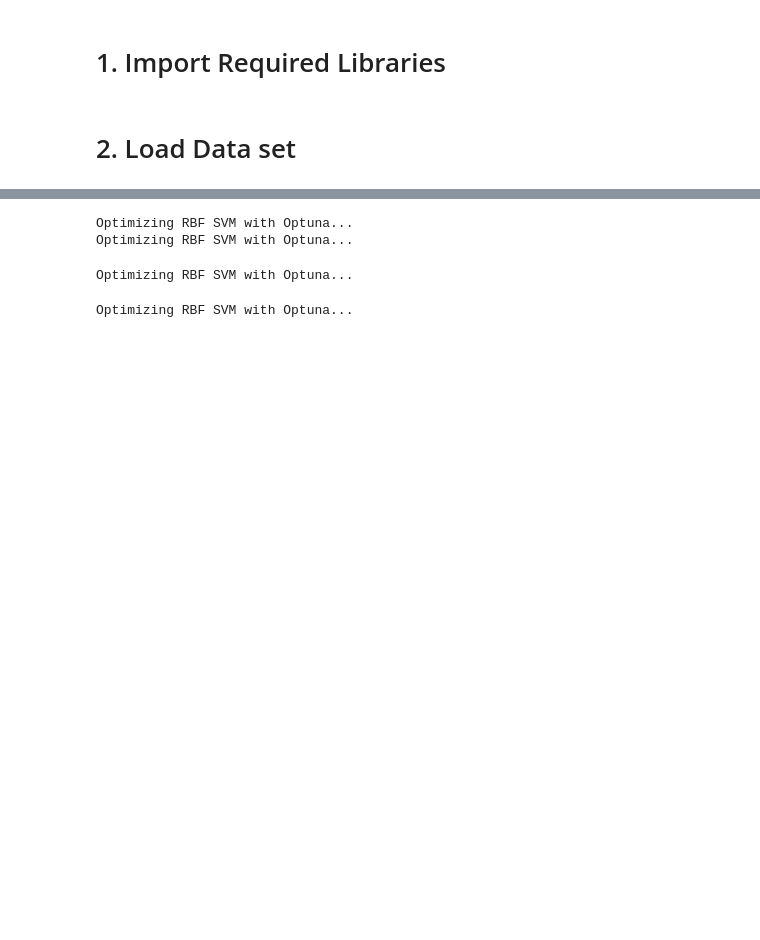
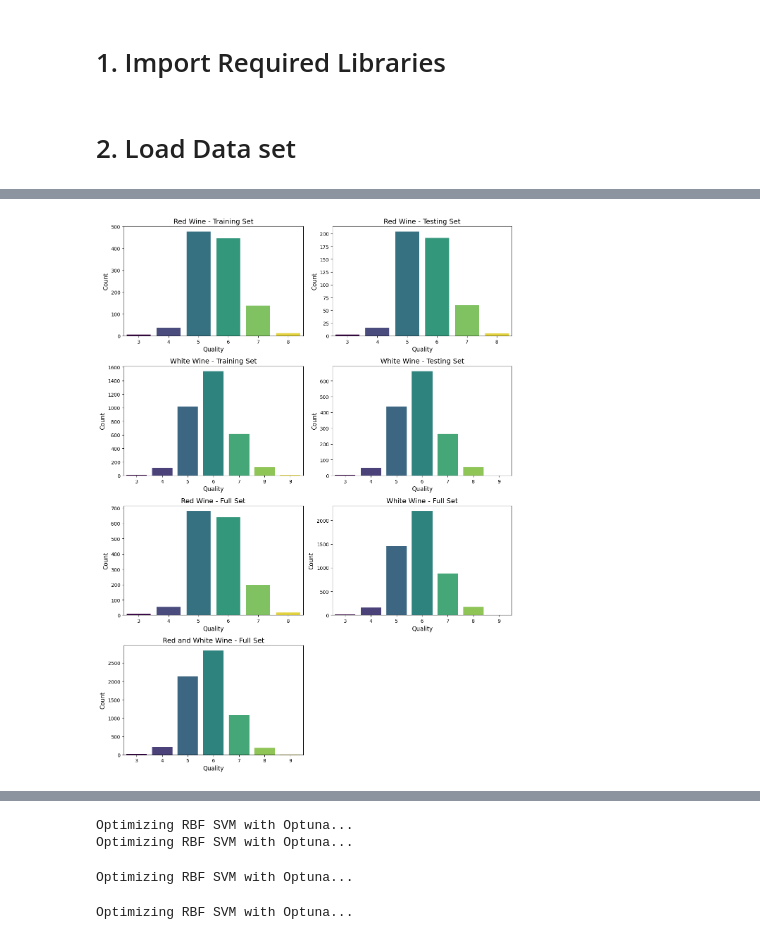
Before and after one commit to jonmaaku/AI221-machine-problems, a Jupyter notebook: mp3/MP3.ipynb, the cells around one changed output, grey strips where cells are left out. Drawn from its saved outputs; the diff is of its cells as text; code cells hidden in the pictures; blank space fills up the shorter version.

```diff
--- a/mp3/MP3.ipynb
+++ b/mp3/MP3.ipynb
@@ -36,0 +72,69 @@ Ready to train SVM models with hyperparameter tuning using Optuna.
+# %%
+# Split the dataset into training and testing sets(30% test size, 70% train size), stratified by the target variable
+# Split first via color of the wine, then combine both colors after splitting
+X_red =  wine_quality.data["original"][wine_quality.data["original"]['color'] == 'red'].drop(columns=['quality', 'color'])
+y_red = wine_quality.data["original"][wine_quality.data["original"]['color'] == 'red']['quality']
+X_train_red, X_test_red, y_train_red, y_test_red = train_test_split(
+    X_red, y_red, test_size=0.3, stratify=y_red, random_state=42
+)
+
+X_white =  wine_quality.data["original"][wine_quality.data["original"]['color'] == 'white'].drop(columns=['quality', 'color'])
+y_white = wine_quality.data["original"][wine_quality.data["original"]['color'] == 'white']['quality']
+X_train_white, X_test_white, y_train_white, y_test_white = train_test_split(
+    X_white, y_white, test_size=0.3, stratify=y_white, random_state=42
+)
+
+# Combine the splits
+X_train = pd.concat([X_train_red, X_train_white])
+y_train = pd.concat([y_train_red, y_train_white])
+X_test = pd.concat([X_test_red, X_test_white])
+y_test = pd.concat([y_test_red, y_test_white])
+# %%
+def plot_target_distribution(dataframes, titles):
+    """
+    Plots the distribution of the target variable for multiple dataframes.
+
+    Parameters:
+        dataframes (list of pd.DataFrame): List of dataframes to plot.
+        titles (list of str): Corresponding titles for the dataframes.
+
+    Returns:
+        None
+    """
+    num_plots = len(dataframes)
+    num_cols = 2
+    num_rows = (num_plots + 1) // num_cols
+
+    fig, axes = plt.subplots(num_rows, num_cols, figsize=(12, 4 * num_rows))
+    axes = axes.flatten()
+
+    for i, (df, title) in enumerate(zip(dataframes, titles)):
+        ax = axes[i]
+        sns.countplot(x='quality', data=df, ax=ax, palette='viridis', hue='quality', legend=False)
+        ax.set_title(title, fontsize=14)
+        ax.set_xlabel('Quality', fontsize=12)
+        ax.set_ylabel('Count', fontsize=12)
+
+    # Hide unused subplots
+    for j in range(i + 1, len(axes)):
+        fig.delaxes(axes[j])
+
+    plt.tight_layout()
+    plt.show()
+
+# Example usage
+# Ensure the dataframes contain the 'quality' column
+plot_target_distribution(
+    [
+        pd.DataFrame({'quality': y_train_red}),
+        pd.DataFrame({'quality': y_test_red}),
+        pd.DataFrame({'quality': y_train_white}),
+        pd.DataFrame({'quality': y_test_white}),
+        pd.DataFrame({'quality': y_red}),
+        pd.DataFrame({'quality': y_white}),
+        pd.DataFrame({'quality': pd.concat([y_red, y_white])})
+    ],
+    ["Red Wine - Training Set", "Red Wine - Testing Set", "White Wine - Training Set", "White Wine - Testing Set", "Red Wine - Full Set", "White Wine - Full Set", "Red and White Wine - Full Set"]
+)
+# %% [output]
+[figure, added]
```
Also changed, not shown: parts of 17 cells of this notebook.
